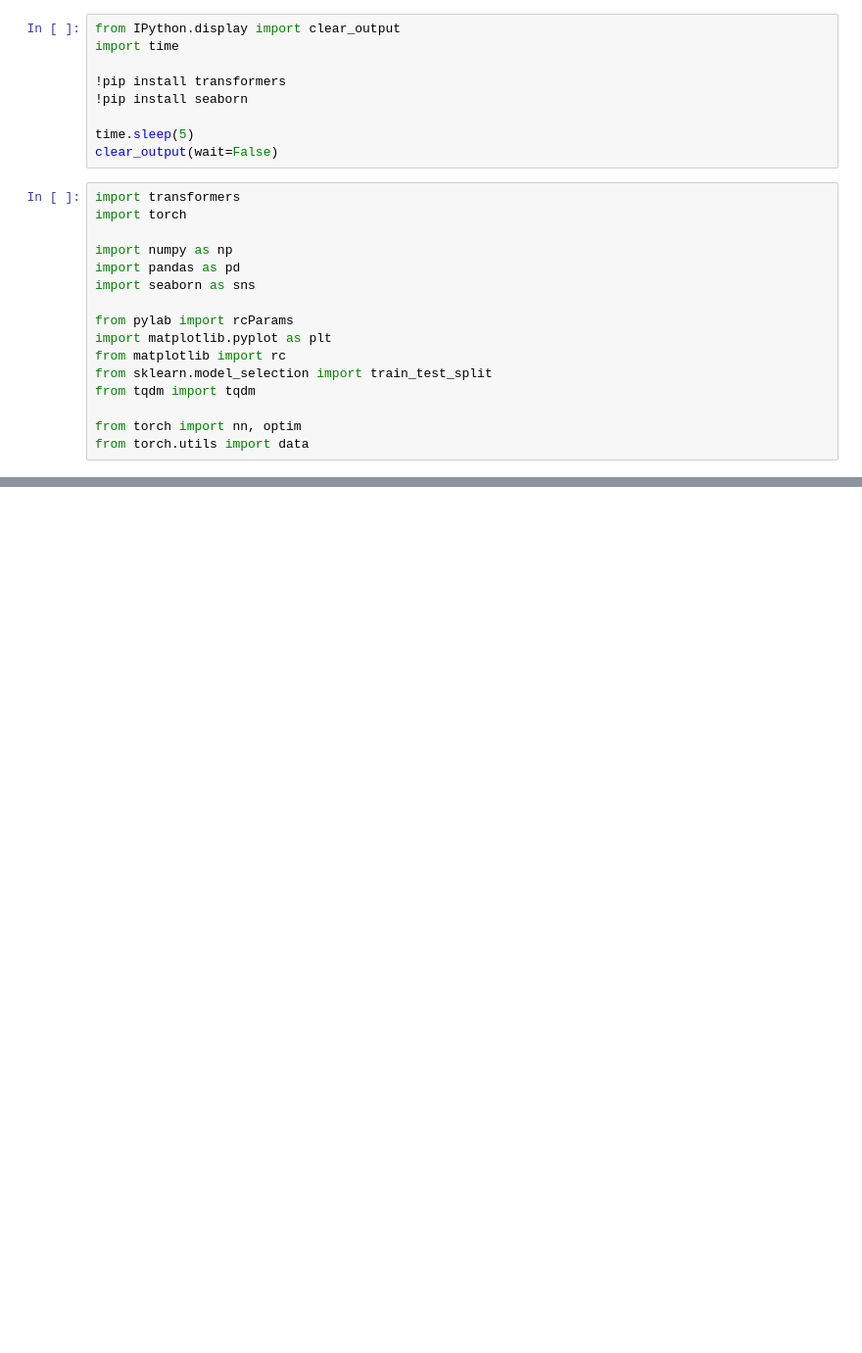
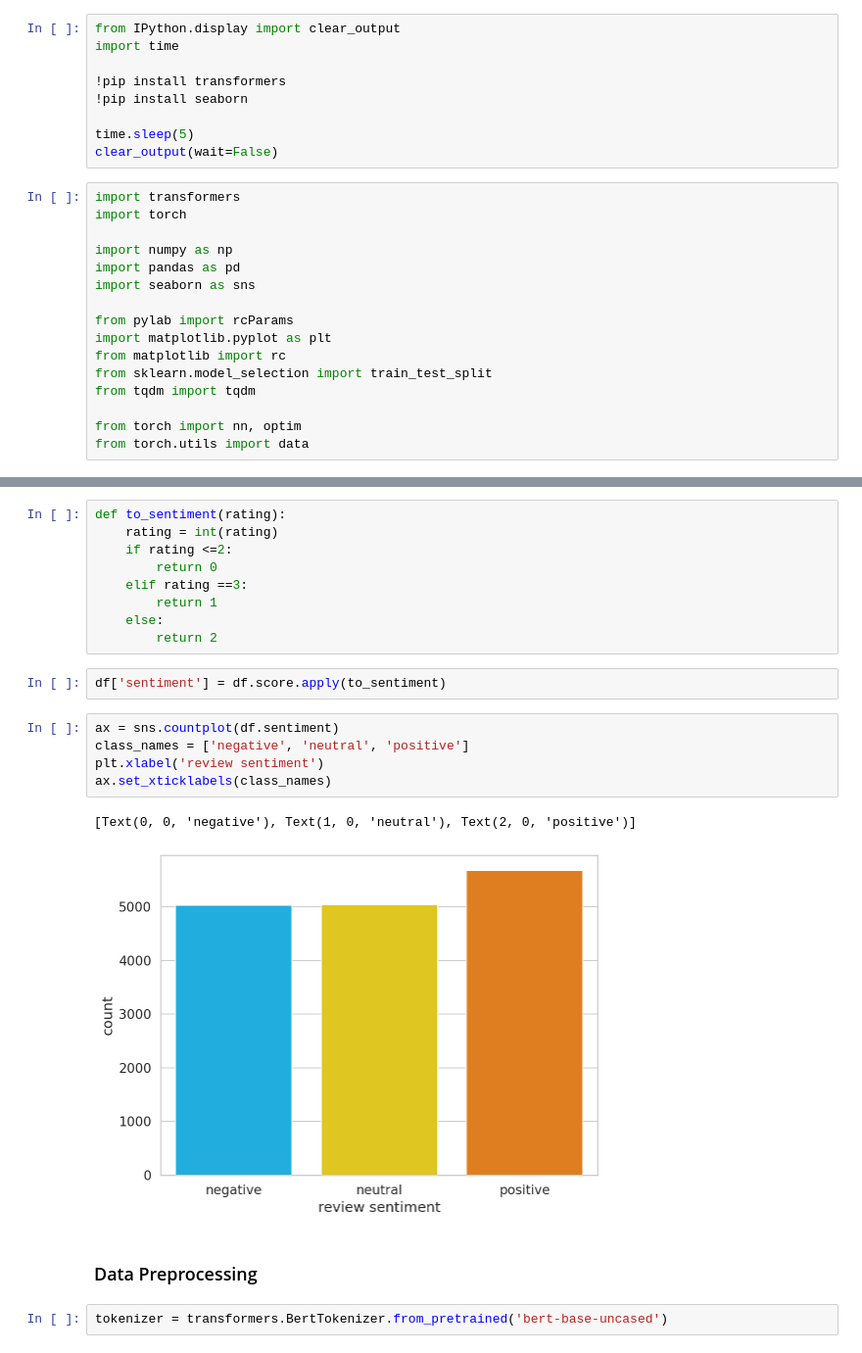
Before and after one commit to alif-munim/deep-learning, a Jupyter notebook: pytorch/bert.ipynb, the cells around one changed output, grey strips where cells are left out. Shown at 98% size. Cells and saved outputs as stored; diff of their text form; blank space fills up the shorter version.

```diff
--- a/pytorch/bert.ipynb
+++ b/pytorch/bert.ipynb
@@ -55,0 +89,23 @@ To: /ssd003/home/amunim/deep-learning/pytorch/reviews.csv
+# %%
+def to_sentiment(rating):
+    rating = int(rating)
+    if rating <=2:
+        return 0
+    elif rating ==3:
+        return 1
+    else:
+        return 2
+# %%
+df['sentiment'] = df.score.apply(to_sentiment)
+# %%
+ax = sns.countplot(df.sentiment)
+class_names = ['negative', 'neutral', 'positive']
+plt.xlabel('review sentiment')
+ax.set_xticklabels(class_names)
+# %% [output]
+[Text(0, 0, 'negative'), Text(1, 0, 'neutral'), Text(2, 0, 'positive')]
+[figure, added]
+# %% [markdown]
+### Data Preprocessing
+# %%
+tokenizer = transformers.BertTokenizer.from_pretrained('bert-base-uncased')
```
Also changed, not shown: parts of 14 cells of this notebook.
